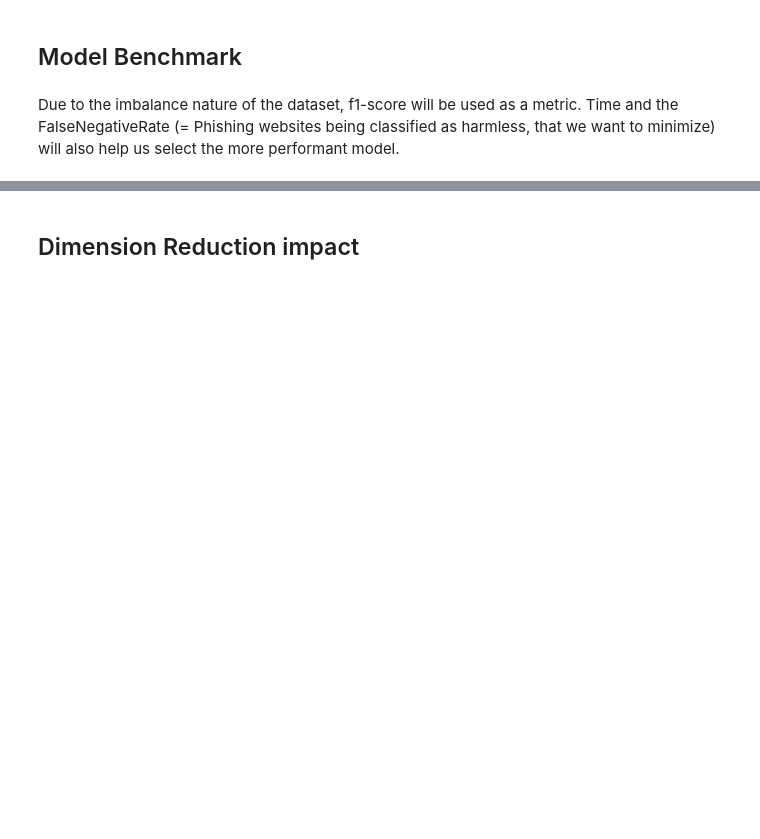
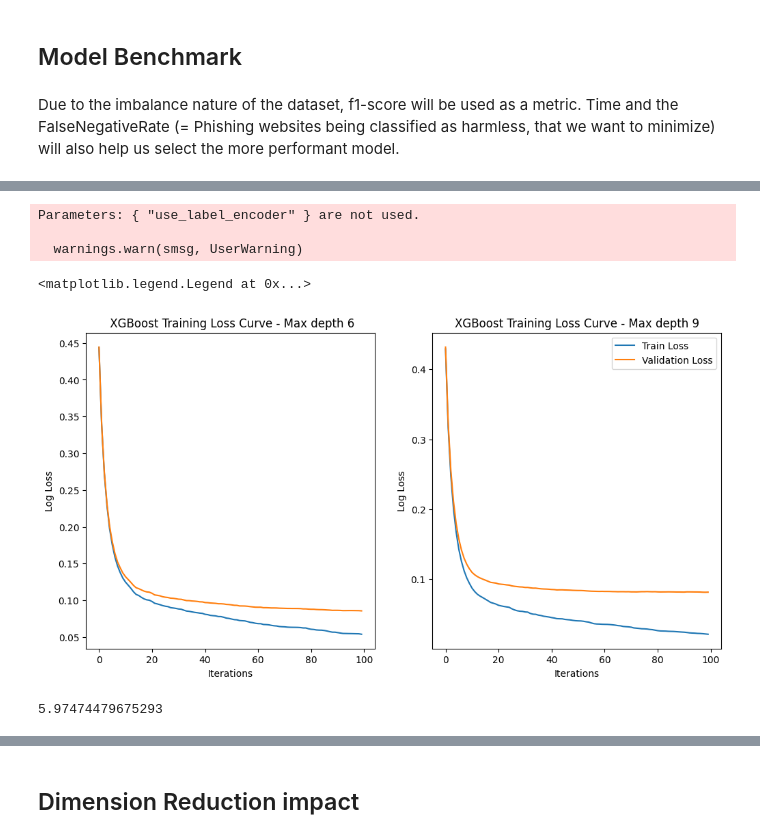
Before and after one commit to euge44/phishingClassification, a Jupyter notebook: PhishingdetectionDiff.ipynb, the cells around one changed output, grey strips where cells are left out. Drawn from its saved outputs; the diff is of its cells as text; code cells hidden in the pictures; blank space fills up the shorter version.

```diff
--- a/PhishingdetectionDiff.ipynb
+++ b/PhishingdetectionDiff.ipynb
@@ -368,0 +541,48 @@ plt.show()
+# %%
+early_xgb = XGBClassifier(
+    use_label_encoder=False,
+    objective="binary:logistic",
+    eval_metric="logloss",
+    random_state=42,
+    learning_rate=0.3,
+    max_depth=6,
+    n_estimators=100
+)
+start_time = time.time()
+early_xgb.fit(
+    X_train, y_train,
+    eval_set=[(X_train, y_train), (X_test, y_test)],
+    verbose=False,
+)
+early_train_time = time.time() - start_time
+
+
+early_result = early_xgb.evals_result()
+# %% [output]
+Parameters: { "use_label_encoder" } are not used.
+
+  warnings.warn(smsg, UserWarning)
+# %%
+#plot loss curve
+plt.figure(figsize=(12,6))
+plt.subplot(1,2,1)
+plt.plot(early_result["validation_0"]["logloss"], label="Train Loss")
+plt.plot(early_result["validation_1"]["logloss"], label="Validation Loss")
+plt.xlabel("Iterations")
+plt.ylabel("Log Loss")
+plt.title(" XGBoost Training Loss Curve - Max depth 6")
+
+plt.subplot(1,2,2)
+plt.plot(evals_result["validation_0"]["logloss"], label="Train Loss")
+plt.plot(evals_result["validation_1"]["logloss"], label="Validation Loss")
+plt.xlabel("Iterations")
+plt.ylabel("Log Loss")
+plt.title("XGBoost Training Loss Curve - Max depth 9")
+plt.legend()
+# %% [output]
+<matplotlib.legend.Legend at 0x...>
+[figure, added]
+# %%
+early_train_time
+# %% [output]
+5.97474479675293
```
Also changed, not shown: parts of 65 cells of this notebook.
